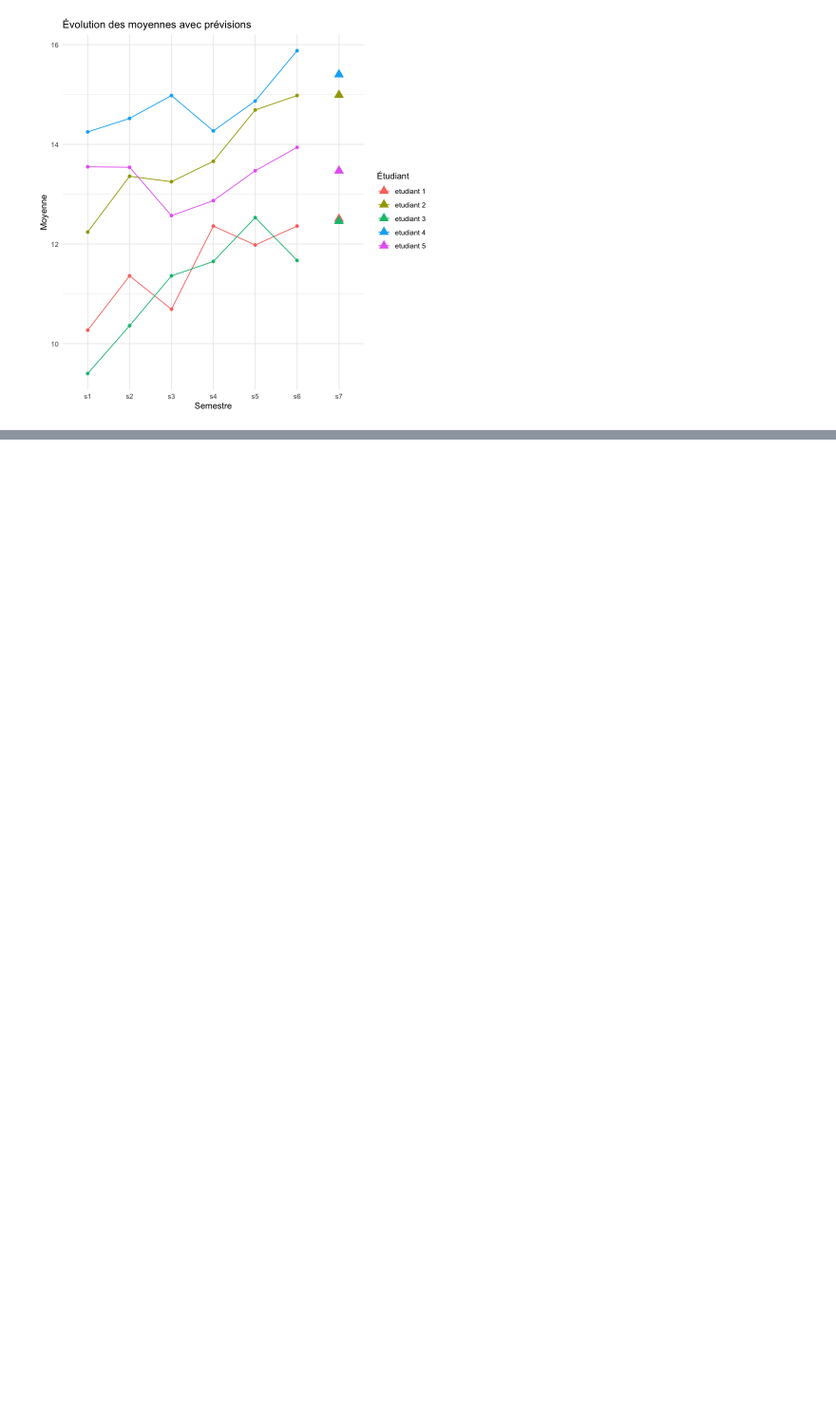
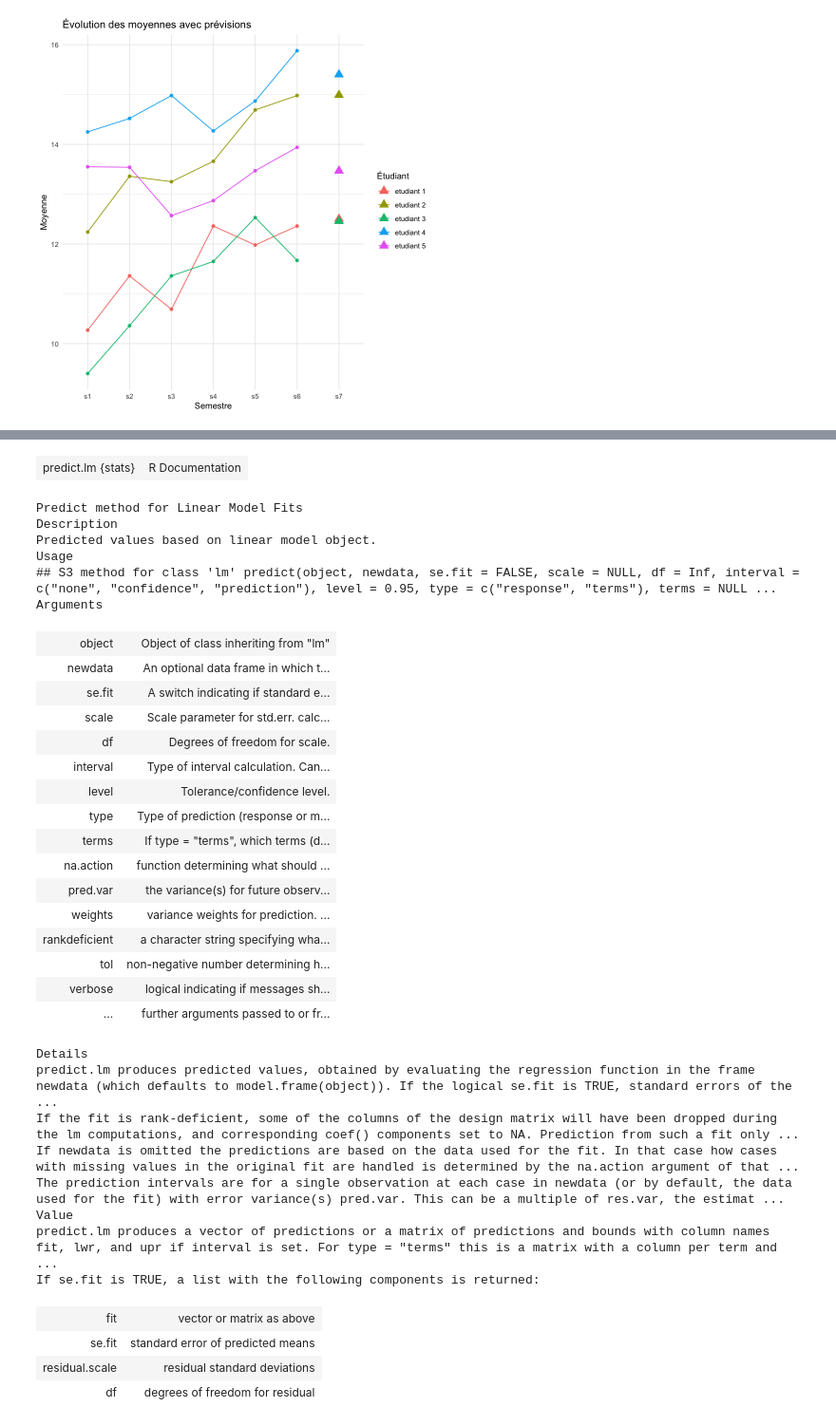
Before and after one commit to TaoHuaLiu/statisitiques, a Jupyter notebook: tp3.ipynb, the cells around one changed output, grey strips where cells are left out. Shown: that part at 95% size. Drawn from its saved outputs; the diff is of its cells as text; code cells hidden in the pictures; blank space fills up the shorter version.

```diff
--- a/tp3.ipynb
+++ b/tp3.ipynb
@@ -129,0 +184,38 @@ ggplot() +
+# %%
+help(predict.lm)
+# %% [output]
+| predict.lm {stats} | R Documentation |
+Predict method for Linear Model Fits
+Description
+Predicted values based on linear model object.
+Usage
+## S3 method for class 'lm' predict(object, newdata, se.fit = FALSE, scale = NULL, df = Inf, interval = c("none", "confidence", "prediction"), level = 0.95, type = c("response", "terms"), terms = NULL ...
+Arguments
+| object | Object of class inheriting from "lm" |
+| newdata | An optional data frame in which t... |
+| se.fit | A switch indicating if standard e... |
+| scale | Scale parameter for std.err. calc... |
+| df | Degrees of freedom for scale. |
+| interval | Type of interval calculation. Can... |
+| level | Tolerance/confidence level. |
+| type | Type of prediction (response or m... |
+| terms | If type = "terms", which terms (d... |
+| na.action | function determining what should ... |
+| pred.var | the variance(s) for future observ... |
+| weights | variance weights for prediction. ... |
+| rankdeficient | a character string specifying wha... |
+| tol | non-negative number determining h... |
+| verbose | logical indicating if messages sh... |
+| ... | further arguments passed to or fr... |
+Details
+predict.lm produces predicted values, obtained by evaluating the regression function in the frame newdata (which defaults to model.frame(object)). If the logical se.fit is TRUE, standard errors of the ...
+If the fit is rank-deficient, some of the columns of the design matrix will have been dropped during the lm computations, and corresponding coef() components set to NA. Prediction from such a fit only ...
+If newdata is omitted the predictions are based on the data used for the fit. In that case how cases with missing values in the original fit are handled is determined by the na.action argument of that ...
+The prediction intervals are for a single observation at each case in newdata (or by default, the data used for the fit) with error variance(s) pred.var. This can be a multiple of res.var, the estimat ...
+Value
+predict.lm produces a vector of predictions or a matrix of predictions and bounds with column names fit, lwr, and upr if interval is set. For type = "terms" this is a matrix with a column per term and ...
+If se.fit is TRUE, a list with the following components is returned:
+| fit | vector or matrix as above |
+| se.fit | standard error of predicted means |
+| residual.scale | residual standard deviations |
+| df | degrees of freedom for residual |
```
Also changed, not shown: parts of 17 cells of this notebook.
